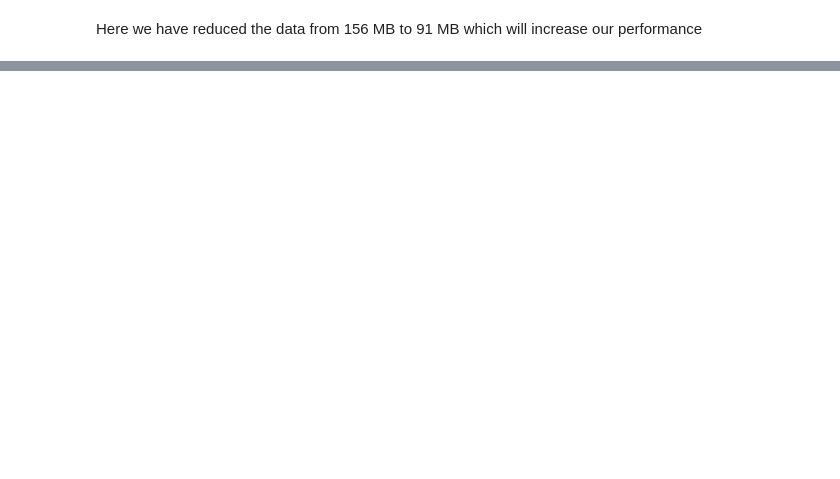
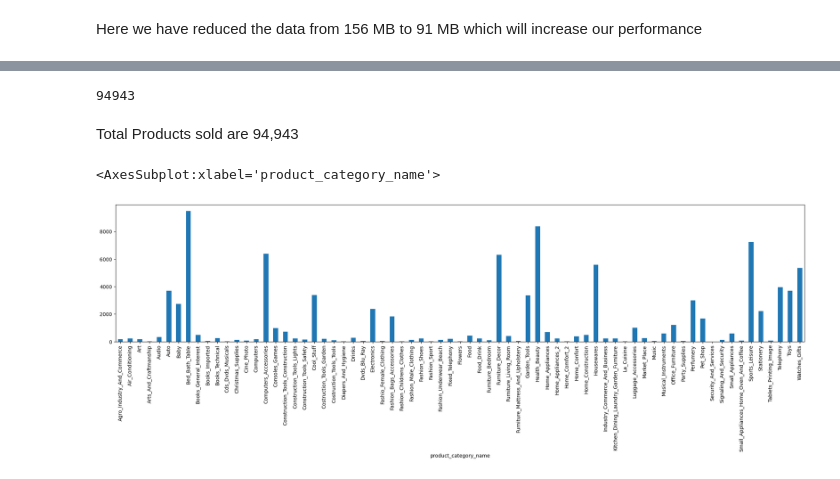
Before and after one commit to jitain-sangwan/Data-Analytics, a Jupyter notebook: Python Foundation End to End Case Study E-Commerce Analytics Project/Final Capstone Project - Marketing Analytics.ipynb, the cells around one changed output, grey strips where cells are left out. Saved outputs shown, nothing was run; the diff lists cells and outputs as text; code cells hidden in the pictures; blank space fills up the shorter version.

```diff
--- a/Python Foundation End to End Case Study E-Commerce Analytics Project/Final Capstone Project - Marketing Analytics.ipynb
+++ b/Python Foundation End to End Case Study E-Commerce Analytics Project/Final Capstone Project - Marketing Analytics.ipynb
@@ -223,0 +244,11 @@ pd.to_datetime(combined["order_purchase_timestamp"],format="%m/%d/%Y")
+# %%
+combined[combined["order_status"]==0].drop_duplicates(subset=["order_id","product_id"]).product_id.count()
+# %% [output]
+94943
+# %% [markdown]
+Total Products sold are 94,943
+# %%
+combined[combined["order_status"]==0].drop_duplicates(subset=["order_id","product_id"]).groupby(by=["product_category_name"])["product_id"].count().plot(kind = "bar",figsize=(25,5))
+# %% [output]
+<AxesSubplot:xlabel='product_category_name'>
+[figure, added]
```
Also changed, not shown: parts of 13 cells of this notebook.
